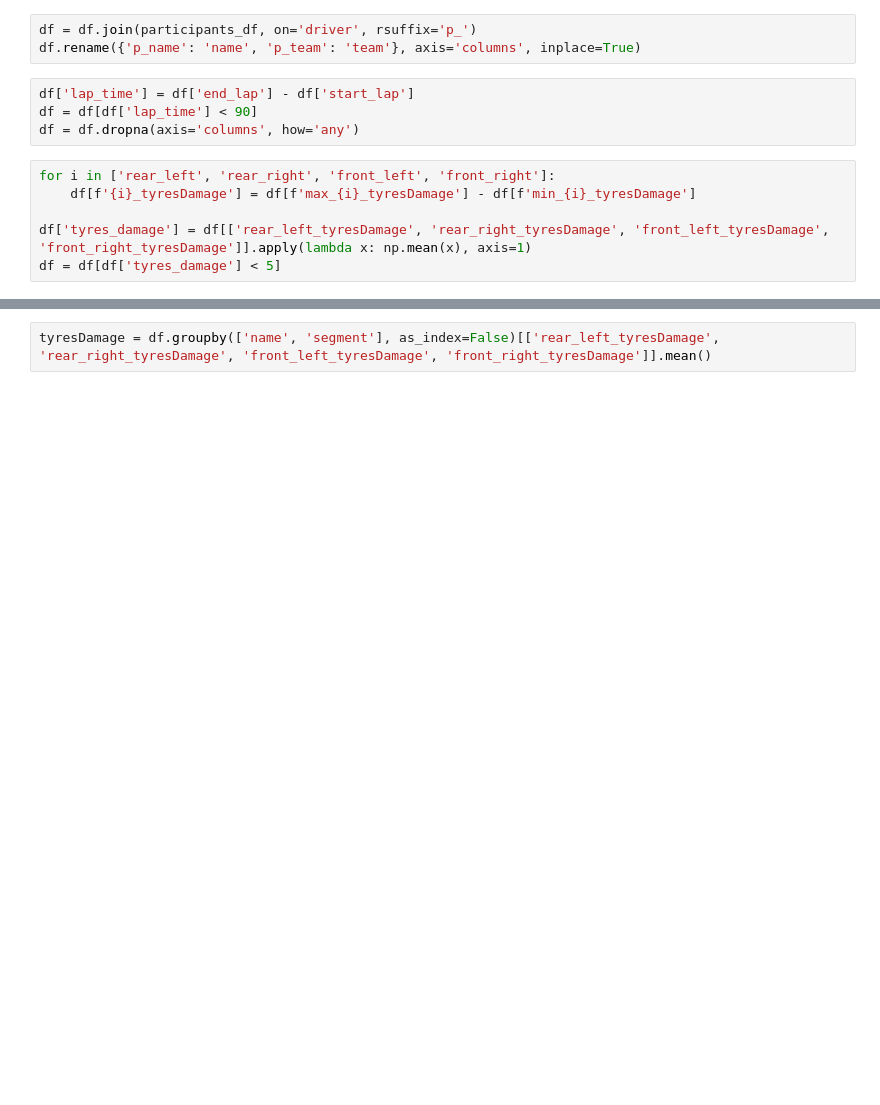
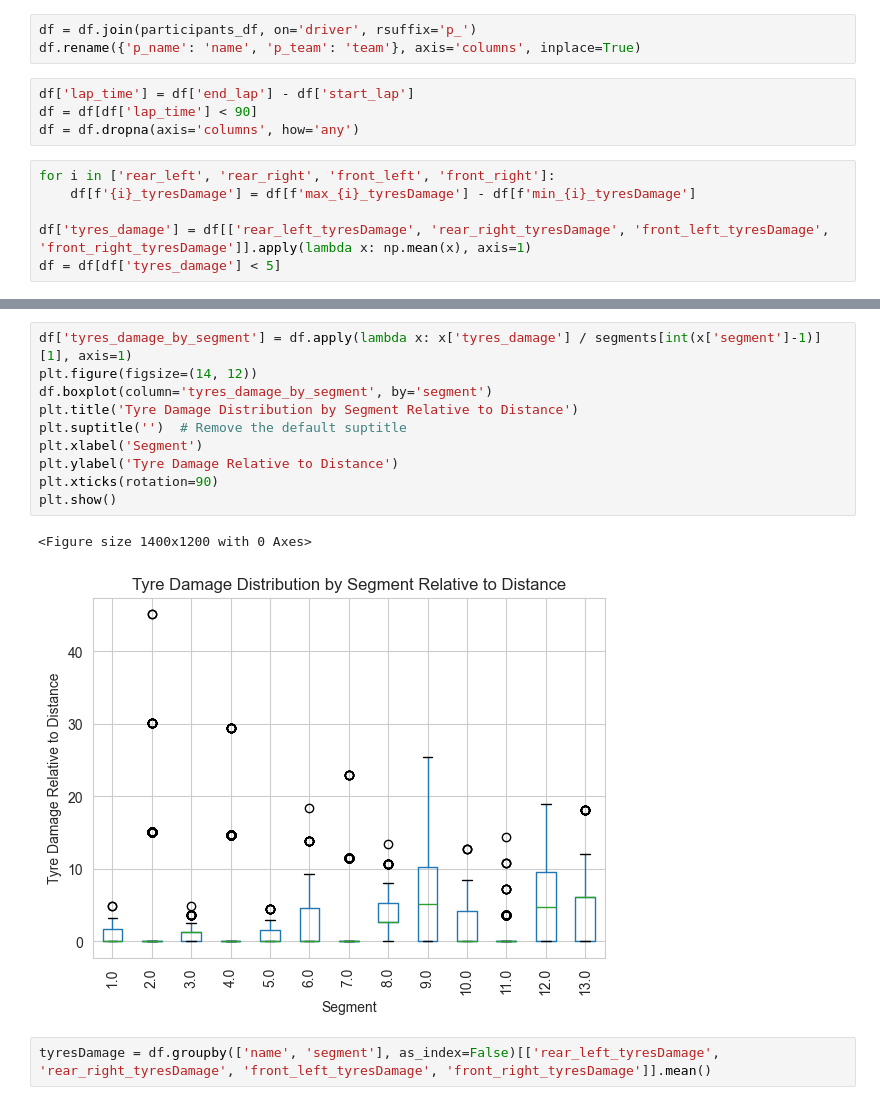
Before and after one commit to IFibla/bdmta-tfm, a Jupyter notebook: data-managment/check_table.ipynb, the cells around one changed output, grey strips where cells are left out. Drawn from its saved outputs; the diff is of its cells as text; blank space fills up the shorter version.

```diff
--- a/data-managment/check_table.ipynb
+++ b/data-managment/check_table.ipynb
@@ -40,3 +102,16 @@ df = df[df['tyres_damage'] < 5]
+# %%
+df['tyres_damage_by_segment'] = df.apply(lambda x: x['tyres_damage'] / segments[int(x['segment']-1)][1], axis=1)
+plt.figure(figsize=(14, 12))
+df.boxplot(column='tyres_damage_by_segment', by='segment')
+plt.title('Tyre Damage Distribution by Segment Relative to Distance')
+plt.suptitle('')  # Remove the default suptitle
+plt.xlabel('Segment')
+plt.ylabel('Tyre Damage Relative to Distance')
+plt.xticks(rotation=90)
+plt.show()
+# %% [output]
+<Figure size 1400x1200 with 0 Axes>
+[figure, added]
 # %%
 tyresDamage = df.groupby(['name', 'segment'], as_index=False)[['rear_left_tyresDamage', 'rear_right_tyresDamage', 'front_left_tyresDamage', 'front_right_tyresDamage']].mean()
 # %%
```
Also changed, not shown: parts of 29 cells of this notebook, 3 other files.
